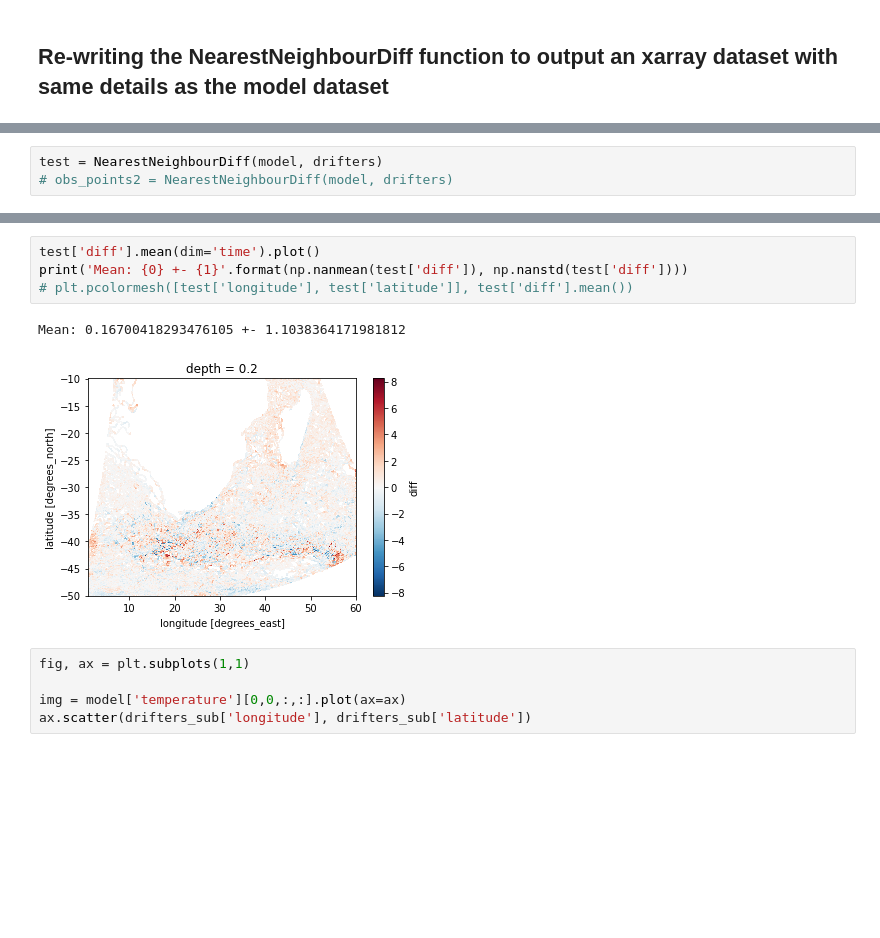
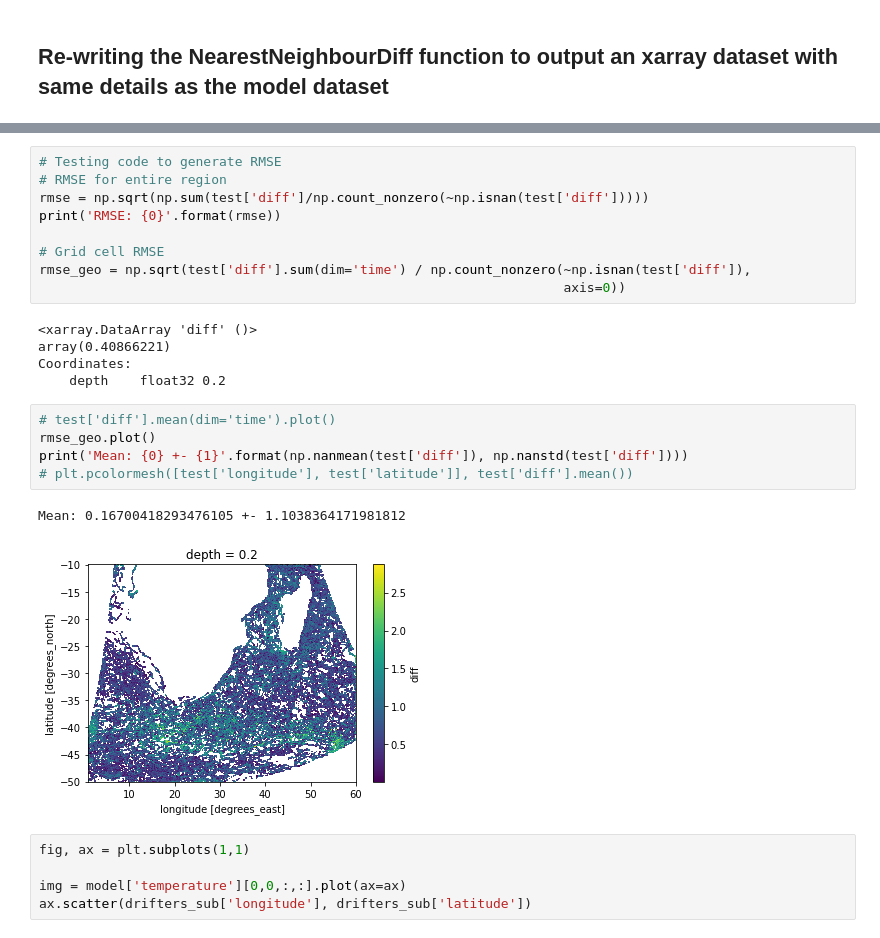
Before and after one commit to HarryLuyt/paper1_scripts, a Jupyter notebook: Scripts/HYCOM_Drifter_SST_comparison.ipynb, the cells around one changed output, grey strips where cells are left out. Drawn from its saved outputs; the diff is of its cells as text; blank space fills up the shorter version.

Commit message:
Write initial code to obtain RMSE for whole region and per grid cell

```diff
--- a/Scripts/HYCOM_Drifter_SST_comparison.ipynb
+++ b/Scripts/HYCOM_Drifter_SST_comparison.ipynb
@@ -218,6 +227,3 @@ def NearestNeighbourDiff(grid, points, gridInf=1, pointsInf=1):
         diff_dataset['diff'][timestep] = modGrid_diff
 
     return diff_dataset
-# %%
-test = NearestNeighbourDiff(model, drifters)
-# obs_points2 = NearestNeighbourDiff(model, drifters)
@@ -262,10 +253,25 @@ array([[[nan, nan, ..., nan, nan],
+# %%
+# Testing code to generate RMSE
+# RMSE for entire region
+rmse = np.sqrt(np.sum(test['diff']/np.count_nonzero(~np.isnan(test['diff']))))
+print('RMSE: {0}'.format(rmse))
+
+# Grid cell RMSE
+rmse_geo = np.sqrt(test['diff'].sum(dim='time') / np.count_nonzero(~np.isnan(test['diff']),
+                                                                   axis=0))
+# %% [output]
+<xarray.DataArray 'diff' ()>
+array(0.40866221)
+Coordinates:
+    depth    float32 0.2
 # %%
-test['diff'].mean(dim='time').plot()
+# test['diff'].mean(dim='time').plot()
+rmse_geo.plot()
 print('Mean: {0} +- {1}'.format(np.nanmean(test['diff']), np.nanstd(test['diff'])))
 # plt.pcolormesh([test['longitude'], test['latitude']], test['diff'].mean())
 # %% [output]
 Mean: 0.16700418293476105 +- 1.1038364171981812
-[figure, old version]
+[figure, new version]
 # %%
 fig, ax = plt.subplots(1,1)
 
```
Also changed, not shown: parts of 5 cells of this notebook.
